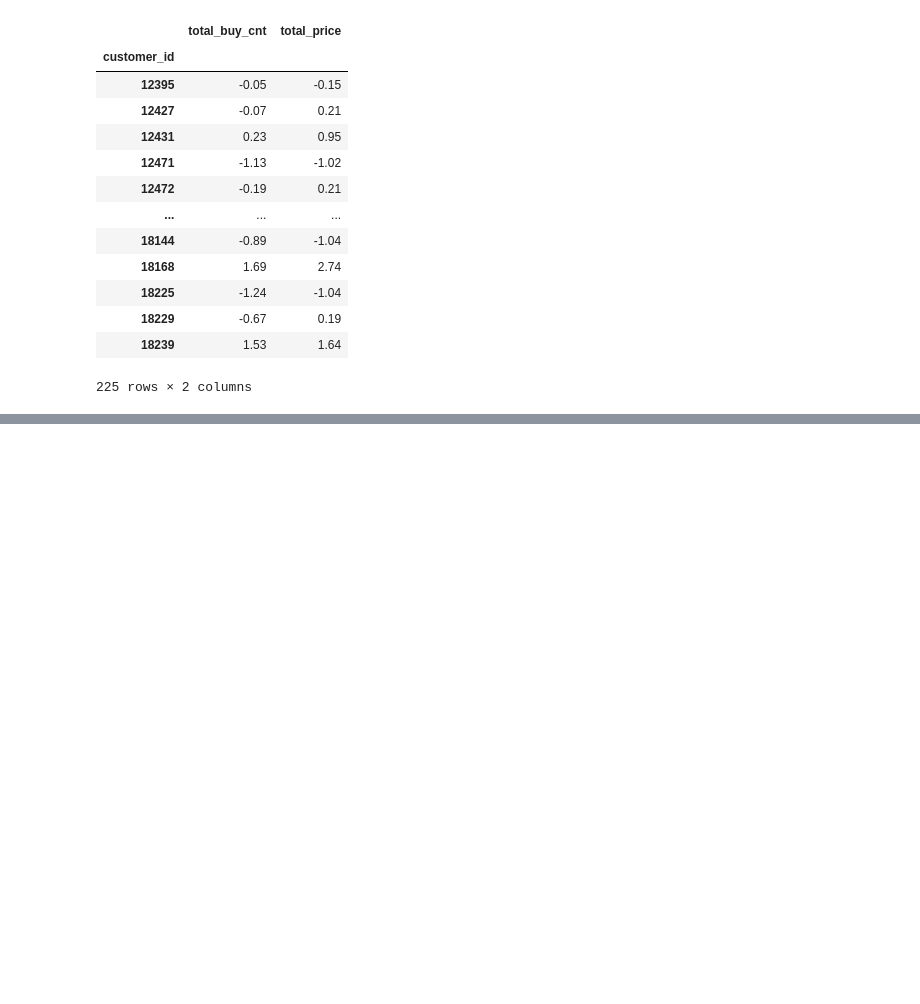
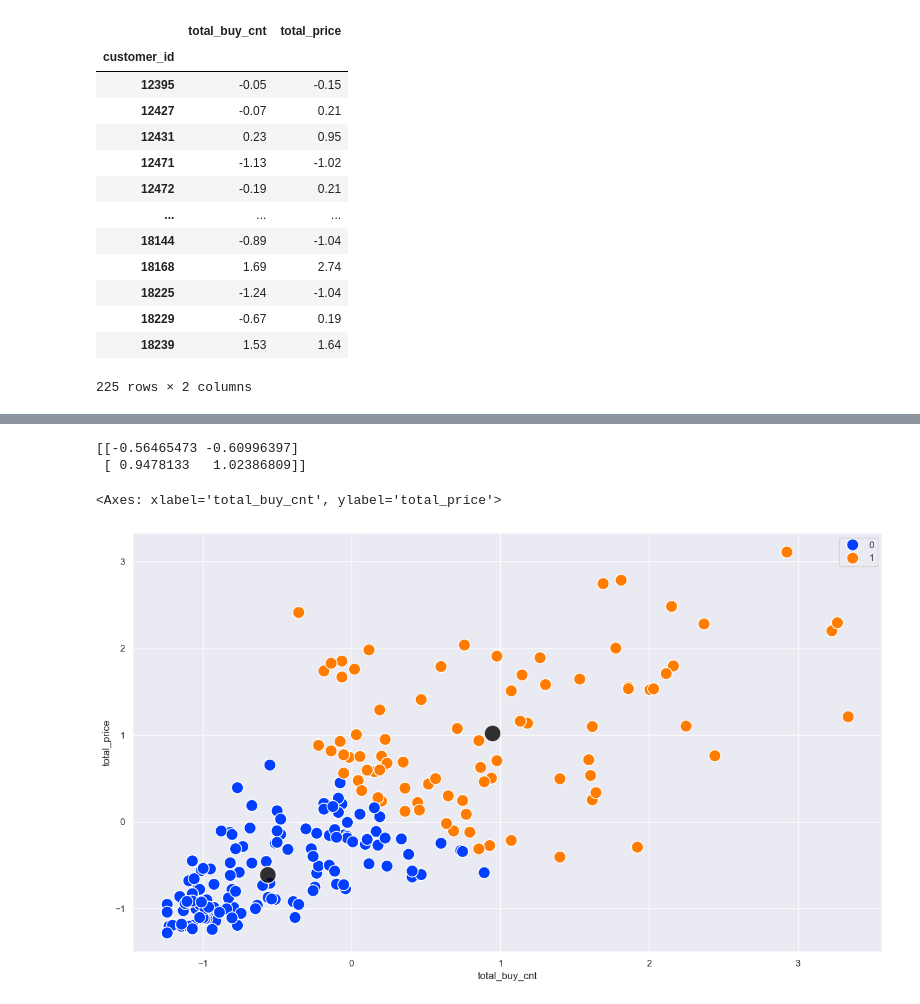
Before and after one commit to uj06134/study_Data_analysis, a Jupyter notebook: f_cluster_analysis/task.ipynb, the cells around one changed output, grey strips where cells are left out. Cells and saved outputs as stored; diff of their text form; code cells hidden in the pictures; blank space fills up the shorter version.

```diff
--- a/f_cluster_analysis/task.ipynb
+++ b/f_cluster_analysis/task.ipynb
@@ -78,6 +78,12 @@ df_mean = sales_df.mean()  # 각 컬럼의 평균값
 df_std = sales_df.std()  # 각 컬럼의 표준편차
 
 scaled_df = (sales_df - df_mean)/df_std  # 컬럼별 표준화 진행
+
+scaled_df.columns = ['total_buy_cnt', 'total_price']
+
+# 인덱스 설정
+scaled_df.index = sales_df.index
+
 scaled_df
 # %% [output]
 |  | total_buy_cnt | total_price |
@@ -96,0 +112,6 @@ scaled_df
+# %%
+# k-means(k=2)
+model = KMeans(n_clusters=2, random_state=123)
+# %%
+# 모델 학습
+model.fit(scaled_df)
@@ -96,0 +123,4 @@ scaled_df
+# %%
+# label 컬럼 생성
+scaled_df['label'] = model.predict(scaled_df)
+scaled_df
@@ -96,0 +142,14 @@ scaled_df
+# %%
+# 라벨링 된 데이터를 기준으로 클러스터를 구분해 시각화
+# 중심점(Centroid) 표시
+centers = model.cluster_centers_
+print(centers)
+# 산점도
+sns.scatterplot(x=scaled_df['total_buy_cnt'], y=scaled_df['total_price'], hue=scaled_df['label'], s=200, palette='bright')
+# 중심점 표시
+sns.scatterplot(x=centers[:,0], y=centers[:,1], color='black', alpha=0.8, s=400)
+# %% [output]
+[[-0.56465473 -0.60996397]
+ [ 0.9478133   1.02386809]]
+<Axes: xlabel='total_buy_cnt', ylabel='total_price'>
+[figure, added]
```
Also changed, not shown: parts of 20 cells of this notebook.
